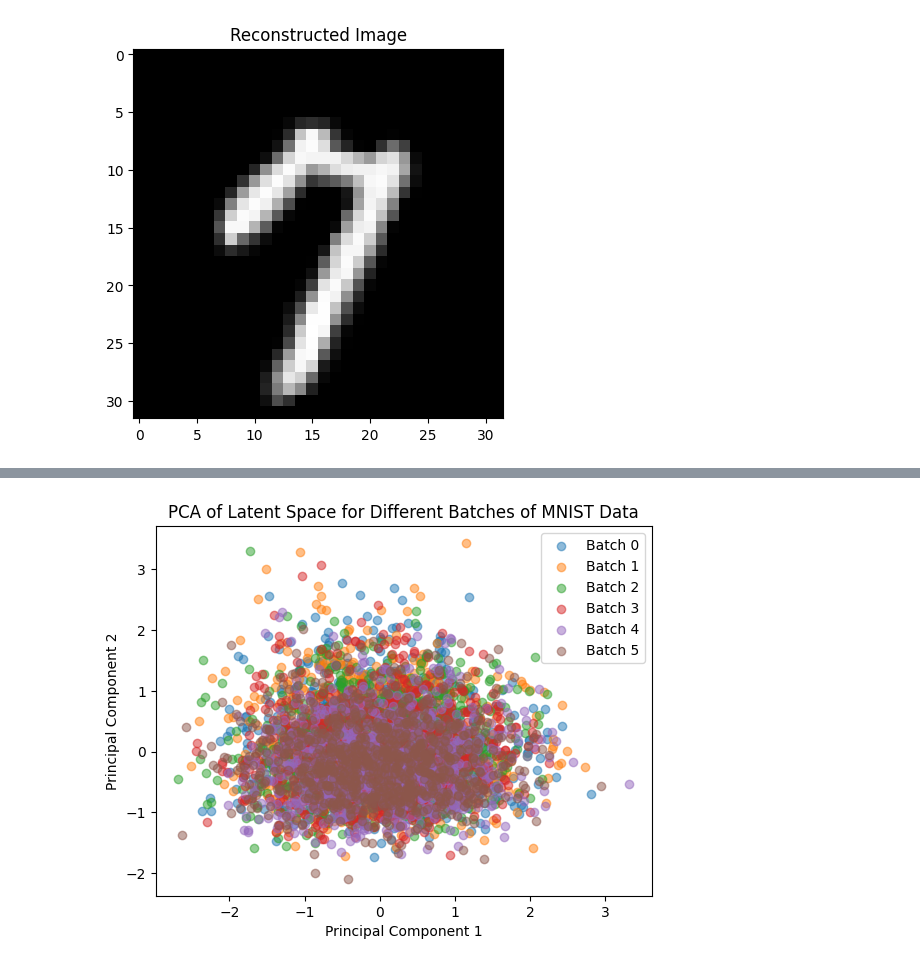
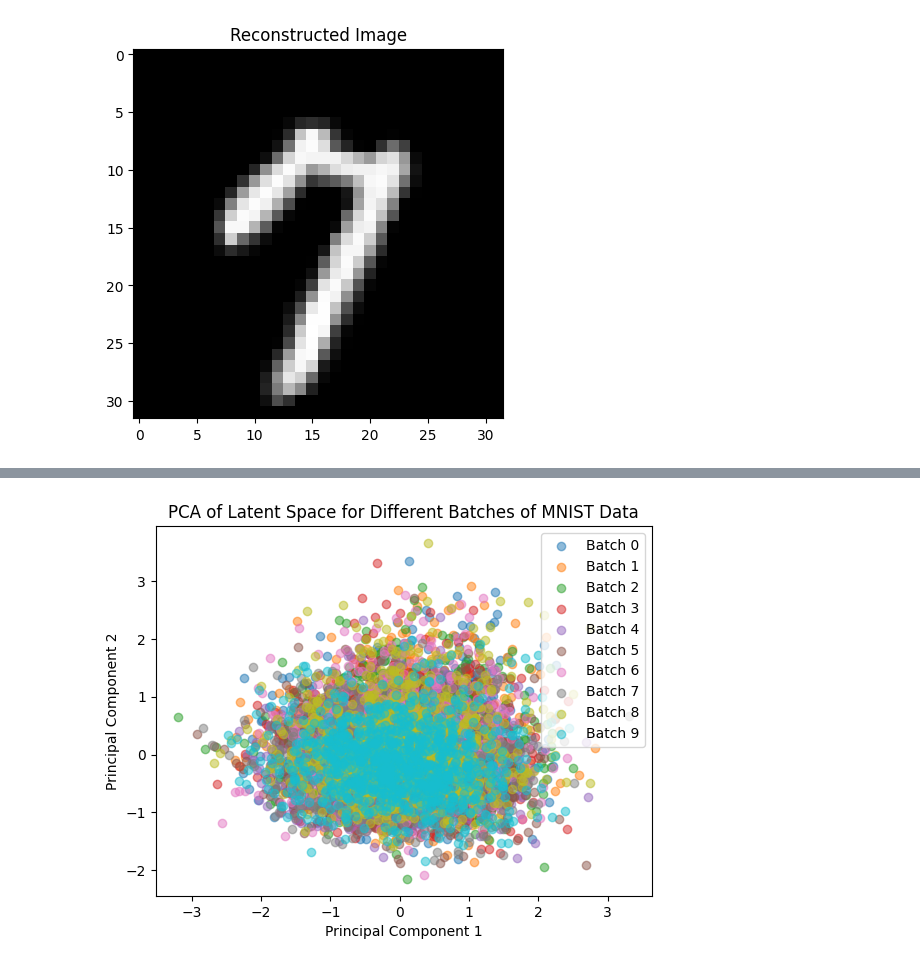
Before and after one commit to marco-bernardi/BigBiGAN-PyTorch, a Jupyter notebook: PAC.ipynb, the cells around one changed output, grey strips where cells are left out. Drawn from its saved outputs; the diff is of its cells as text; code cells hidden in the pictures.

```diff
--- a/PAC.ipynb
+++ b/PAC.ipynb
@@ -243,14 +249,18 @@ seven_cords = pca.fit_transform(z_batchseven)
 # %%
 plt.scatter(zero_cords[:, 0], zero_cords[:, 1], label='Batch 0', alpha=0.5)
 plt.scatter(one_cords[:, 0], one_cords[:, 1], label='Batch 1', alpha=0.5)
 plt.scatter(two_cords[:, 0], two_cords[:, 1], label='Batch 2', alpha=0.5)
 plt.scatter(three_cords[:, 0], three_cords[:, 1], label='Batch 3', alpha=0.5)
 plt.scatter(four_cords[:, 0], four_cords[:, 1], label='Batch 4', alpha=0.5)
 plt.scatter(five_cords[:, 0], five_cords[:, 1], label='Batch 5', alpha=0.5)
+plt.scatter(six_cords[:, 0], six_cords[:, 1], label='Batch 6', alpha=0.5)
+plt.scatter(seven_cords[:, 0], seven_cords[:, 1], label='Batch 7', alpha=0.5)
+plt.scatter(eight_cords[:, 0], eight_cords[:, 1], label='Batch 8', alpha=0.5)
+plt.scatter(nine_cords[:, 0], nine_cords[:, 1], label='Batch 9', alpha=0.5)
 plt.title('PCA of Latent Space for Different Batches of MNIST Data')
 plt.xlabel('Principal Component 1')
 plt.ylabel('Principal Component 2')
 plt.legend()
 plt.show()
 # %% [output]
-[figure, old version]
+[figure, new version]
```
Also changed, not shown: parts of 1 cell of this notebook, 1 other file.
